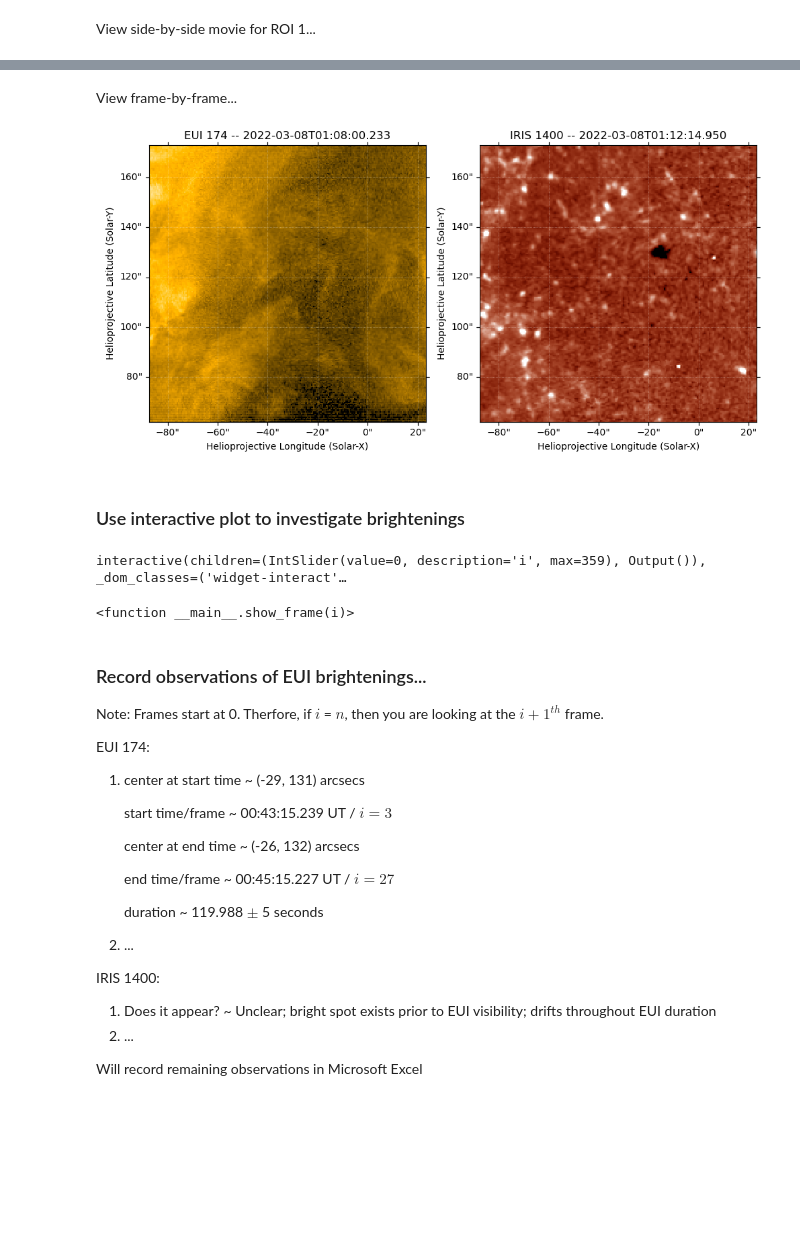
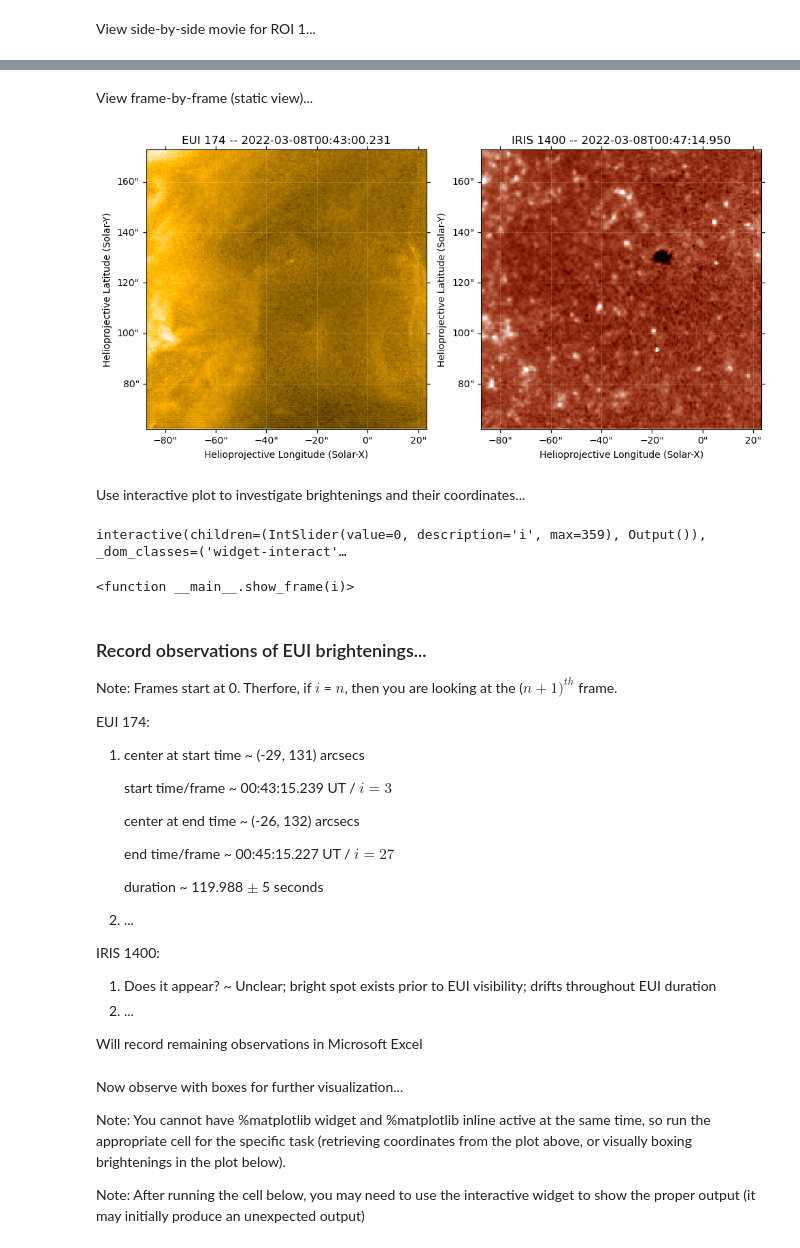
Before and after one commit to EllisErnsberger1/REU2025-Clean, a Jupyter notebook: Interval_1_ROI_1.ipynb, the cells around one changed output, grey strips where cells are left out. Saved outputs shown, nothing was run; the diff lists cells and outputs as text; code cells hidden in the pictures; blank space fills up the shorter version.

Commit message:
end of day routine commit and push. worked through various visualizations and began incorporating ROI 2

```diff
--- a/Interval_1_ROI_1.ipynb
+++ b/Interval_1_ROI_1.ipynb
@@ -69,30 +69,31 @@ View side-by-side movie for ROI 1...
 # %% [markdown]
 ![SegmentLocal](gifs/eui_and_iris_interval1.gif "Aligned EUI 174 and IRIS 1400")
 # %% [markdown]
-View frame-by-frame...
+View frame-by-frame (static view)...
 # %%
-i = 300 # adjust i to choose frame; i = [0, 359]
+i = 0 # adjust i to choose frame; i = [0, 359]
 
 eui_map = eui_aligned[i]
 iris_map = iris1400_aligned[i]
 
-eui_norm = ImageNormalize(eui_map.data, vmin=400, vmax=1500, stretch=SqrtStretch())
+eui_norm = ImageNormalize(eui_map.data, vmin=300, vmax=1500, stretch=SqrtStretch())
 iris_norm = ImageNormalize(iris_map.data, vmin=0, vmax=15, stretch=SqrtStretch())
 
 fig = plt.figure(figsize=(10,5))
 
 ax1 = fig.add_subplot(121, projection=eui_map)
 eui_map.plot(axes=ax1, norm=eui_norm, title=f'EUI 174 -- {eui174_matched[i].date}')
 
 ax2 = fig.add_subplot(122, projection=iris_map, sharex=ax1, sharey=ax1)
 iris_map.plot(axes=ax2, norm=iris_norm, title=f'IRIS 1400 -- {iris1400_matched[i].date}')
 
 ax1.set_xlim(25, 250)
 ax1.set_ylim(25, 250)
 
 plt.tight_layout()
+plt.show()
 # %% [output]
-[figure, old version]
+[figure, new version]
 # %% [markdown]
-### Use interactive plot to investigate brightenings
+Use interactive plot to investigate brightenings and their coordinates...
 # %%
@@ -126,7 +127,7 @@ interactive(children=(IntSlider(value=0, description='i', max=359), Output()), _
 # %% [markdown]
 ### Record observations of EUI brightenings...
 
-Note: Frames start at 0. Therfore, if $\textit{i}$ = $\textit{n}$, then you are looking at the $\textit{i} + 1 ^{th}$ frame.
+Note: Frames start at 0. Therfore, if $\textit{i}$ = $\textit{n}$, then you are looking at the ($\textit{n} + 1) ^{th}$ frame.
 
 EUI 174:
 
@@ -148,3 +149,9 @@ IRIS 1400:
 2. ...
 
 Will record remaining observations in Microsoft Excel
+# %% [markdown]
+Now observe with boxes for further visualization...
+
+Note: You cannot have %matplotlib widget and %matplotlib inline active at the same time, so run the appropriate cell for the specific task (retrieving coordinates from the plot above, or visually boxing brightenings in the plot below).
+
+Note: After running the cell below, you may need to use the interactive widget to show the proper output (it may initially produce an unexpected output)
```
Also changed, not shown: parts of 2 cells of this notebook, 6 other files.
